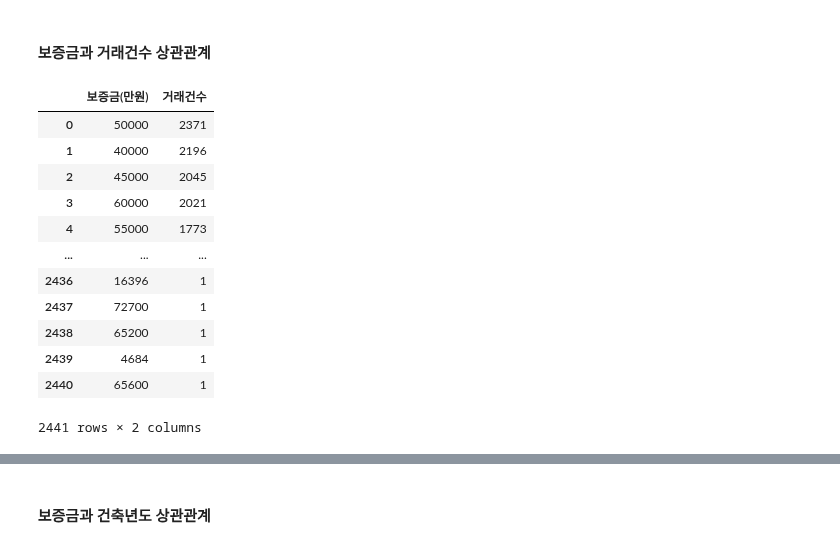
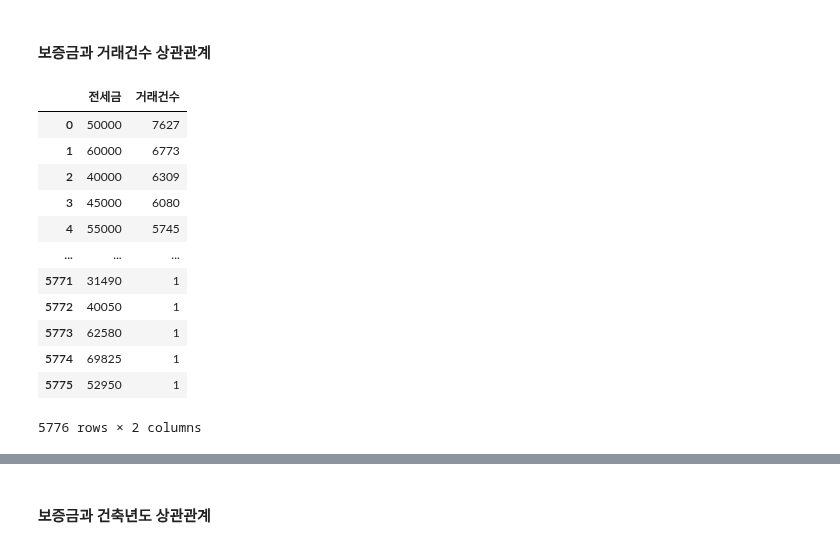
Before and after one commit to skqkrl/SDC_project, a Jupyter notebook: yena.ipynb, the cells around one changed output, grey strips where cells are left out. Drawn from its saved outputs; the diff is of its cells as text; code cells hidden in the pictures.

```diff
--- a/yena.ipynb
+++ b/yena.ipynb
@@ -304,7 +304,7 @@ def calculate_month_difference(contract_period_str):
 
         return month_difference
     except Exception as e:
-        return f"Error: {e}"
+        return float('nan')
 # %%
 # '계약기간' 컬럼에 함수 적용하여 새로운 컬럼 생성
 apt23_df['계약개월수'] = apt23_df['계약기간'].apply(calculate_month_difference)
@@ -658,20 +557,20 @@ apt24_df.groupby('건축년도')['보증금(만원)'].mean().plot()
 # %% [markdown]
 #### 보증금과 거래건수 상관관계
 # %%
-deposit_count = apt23_df['보증금(만원)'].value_counts().reset_index(name='거래건수')
+deposit_count = apt_df['전세금'].value_counts().reset_index(name='거래건수')
 deposit_count
 # %% [output]
-|  | 보증금(만원) | 거래건수 |
-| 0 | 50000 | 2371 |
-| 1 | 40000 | 2196 |
-| 2 | 45000 | 2045 |
-| 3 | 60000 | 2021 |
-| 4 | 55000 | 1773 |
+|  | 전세금 | 거래건수 |
+| 0 | 50000 | 7627 |
+| 1 | 60000 | 6773 |
+| 2 | 40000 | 6309 |
+| 3 | 45000 | 6080 |
+| 4 | 55000 | 5745 |
 | ... | ... | ... |
-| 2436 | 16396 | 1 |
-| 2437 | 72700 | 1 |
-| 2438 | 65200 | 1 |
-| 2439 | 4684 | 1 |
-| 2440 | 65600 | 1 |
+| 5771 | 31490 | 1 |
+| 5772 | 40050 | 1 |
+| 5773 | 62580 | 1 |
+| 5774 | 69825 | 1 |
+| 5775 | 52950 | 1 |
-2441 rows × 2 columns
+5776 rows × 2 columns
 # %%
```
Also changed, not shown: parts of 119 cells of this notebook, 3 other files.
